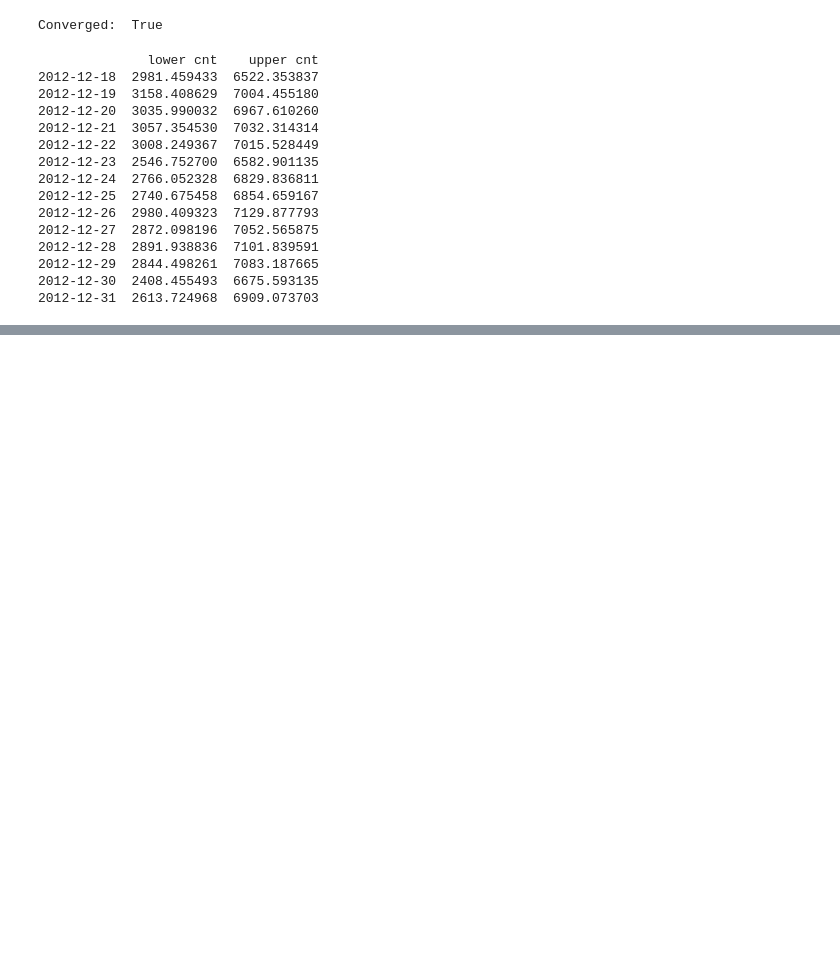
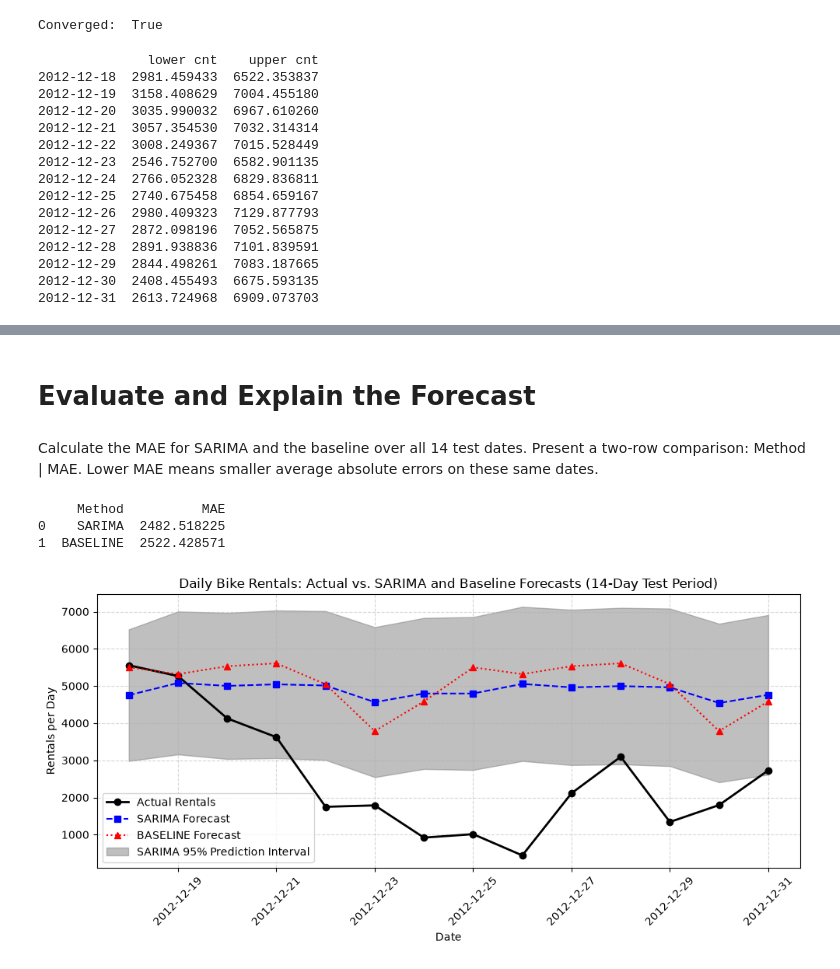
Before and after one commit to KaiserLycan/UCI-Bike-Rental-Forecasting-with-SARIMA, a Jupyter notebook: notebooks/01-Bike-Rental-Forecasting-With-SARIMA.ipynb, the cells around one changed output, grey strips where cells are left out. Saved outputs shown, nothing was run; the diff lists cells and outputs as text; code cells hidden in the pictures; blank space fills up the shorter version.

Commit message:
(anlysis): compared the actual, predicted, and baseline

```diff
--- a/notebooks/01-Bike-Rental-Forecasting-With-SARIMA.ipynb
+++ b/notebooks/01-Bike-Rental-Forecasting-With-SARIMA.ipynb
@@ -107,11 +111,9 @@ It is also confirmed that the dataset contains exactly 731 records.
 # Separate Past Evidence From Future Prediction
 # %%
 # Training dataset
-training_start_date = datetime(2011,1,1)
-training_end_date = datetime(2012,12,17)
-training_set = bike_shares.loc[training_start_date.strftime("%Y-%m-%d"):training_end_date.strftime("%Y-%m-%d")]["cnt"]
+training_set = features.loc["2011-01-01":"2012-12-17"]
+assert len(training_set) == 717, "Training dataset is less or greater than 717"
 print(training_set.head())
-print(training_set.tail())
 # %% [output]
 dteday
 2011-01-01     985
@@ -130,10 +125,8 @@ Name: cnt, dtype: int64
 # %%
 # Testing Dataset
-test_start_date = datetime(2012,12,18)
-test_end_date = datetime(2012,12,31)
-test_set = bike_shares.loc[test_start_date.strftime("%Y-%m-%d"):test_end_date.strftime("%Y-%m-%d")]["cnt"]
+test_set = features.loc["2012-12-18":"2012-12-31"]
+assert len(test_set) == 14, "Testing dataset is less or greater than 14"
 print(test_set.head())
-print(test_set.tail())
 # %% [output]
 dteday
 2012-12-18    5557
@@ -356,0 +339,49 @@ print(result)
+# %% [markdown]
+# Evaluate and Explain the Forecast
+# %% [markdown]
+Calculate the MAE for SARIMA and the baseline over all 14 test dates. Present a two-row comparison: Method | MAE. Lower MAE means smaller average absolute errors on these same dates.
+# %%
+def MAE(actual, result):
+    return sum(abs(actual - result)) / 14
+
+MAE_SARIMA = MAE(actual=result.actual_cnt, result=result.predicted_cnt)
+MAE_BASELINE = MAE(actual=result.actual_cnt, result=result.baseline_cnt)
+
+MAE_Comparinson = pd.DataFrame({
+    "Method": ["SARIMA", "BASELINE"],
+    "MAE": [MAE_SARIMA, MAE_BASELINE]
+})
+
+print(MAE_Comparinson)
+# %% [output]
+     Method          MAE
+0    SARIMA  2482.518225
+1  BASELINE  2522.428571
+# %%
+plt.figure(figsize=(10,5))
+# plot actual rentals, sarima forecast, and baseline forecast
+plt.plot(result.index, result.actual_cnt, label="Actual Rentals", marker="o", linewidth=2, color="black")
+plt.plot(result.index, result.predicted_cnt, label="SARIMA Forecast", marker="s", linestyle="--", color="blue")
+plt.plot(result.index, result.baseline_cnt, label="BASELINE Forecast", marker="^", linestyle=":", color="red")
+
+plt.fill_between(
+    result.index,
+    result.lower_95,
+    result.upper_95,
+    color="gray",
+    alpha=0.5,
+    label="SARIMA 95% Prediction Interval"
+)
+
+plt.title("Daily Bike Rentals: Actual vs. SARIMA and Baseline Forecasts (14-Day Test Period)")
+plt.xlabel("Date")
+plt.ylabel("Rentals per Day")
+plt.legend(loc="best")
+plt.grid(True, linestyle="--", alpha=0.5)
+
+plt.gca().xaxis.set_major_formatter(mdates.DateFormatter("%Y-%m-%d"))
+plt.xticks(rotation=45)
+plt.tight_layout()
+plt.show()
+# %% [output]
+[figure, added]
```
Also changed, not shown: parts of 20 cells of this notebook, 1 other file.
